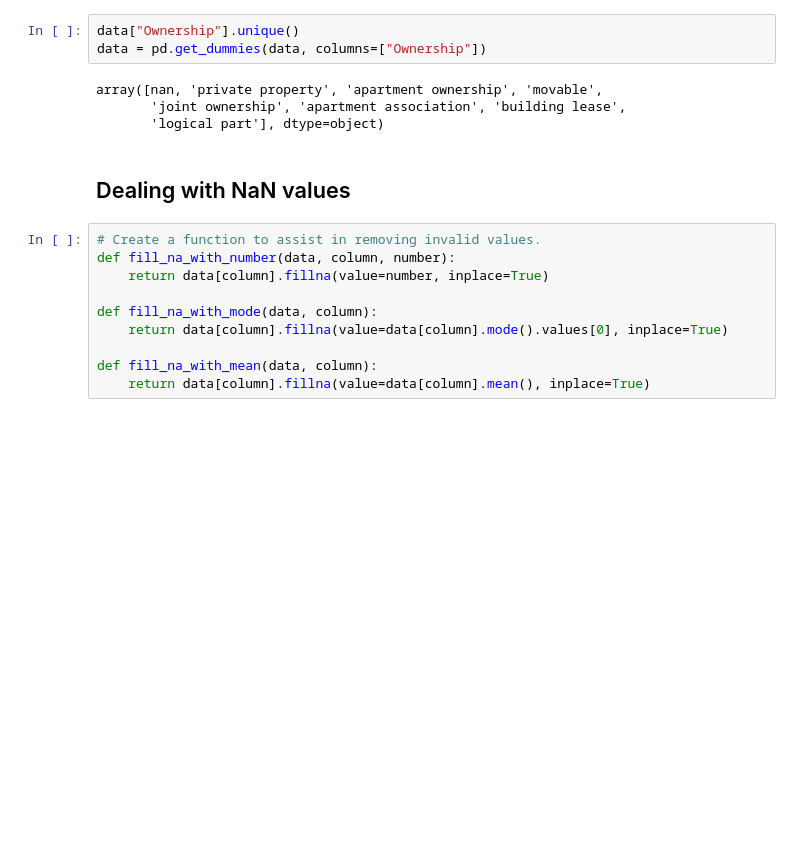
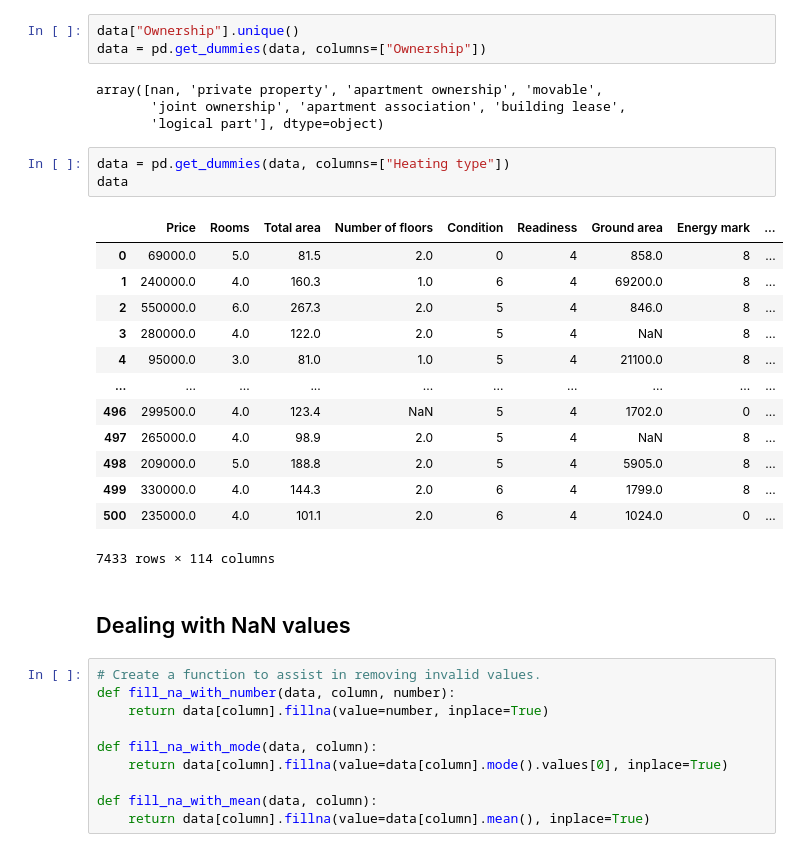
Before and after one commit to Jyrijoul/real_estate_prediction, a Jupyter notebook: data_analysis.ipynb, the cells around one changed output. Cells and saved outputs as stored; diff of their text form; blank space fills up the shorter version.

```diff
--- a/data_analysis.ipynb
+++ b/data_analysis.ipynb
@@ -659,6 +659,23 @@ data = pd.get_dummies(data, columns=["Ownership"])
 array([nan, 'private property', 'apartment ownership', 'movable',
        'joint ownership', 'apartment association', 'building lease',
        'logical part'], dtype=object)
+# %%
+data = pd.get_dummies(data, columns=["Heating type"])
+data
+# %% [output]
+|  | Price | Rooms | Total area | Number of floors | Condition | Readiness | Ground area | Energy mark | ... |
+| 0 | 69000.0 | 5.0 | 81.5 | 2.0 | 0 | 4 | 858.0 | 8 | ... |
+| 1 | 240000.0 | 4.0 | 160.3 | 1.0 | 6 | 4 | 69200.0 | 8 | ... |
+| 2 | 550000.0 | 6.0 | 267.3 | 2.0 | 5 | 4 | 846.0 | 8 | ... |
+| 3 | 280000.0 | 4.0 | 122.0 | 2.0 | 5 | 4 | NaN | 8 | ... |
+| 4 | 95000.0 | 3.0 | 81.0 | 1.0 | 5 | 4 | 21100.0 | 8 | ... |
+| ... | ... | ... | ... | ... | ... | ... | ... | ... | ... |
+| 496 | 299500.0 | 4.0 | 123.4 | NaN | 5 | 4 | 1702.0 | 0 | ... |
+| 497 | 265000.0 | 4.0 | 98.9 | 2.0 | 5 | 4 | NaN | 8 | ... |
+| 498 | 209000.0 | 5.0 | 188.8 | 2.0 | 5 | 4 | 5905.0 | 8 | ... |
+| 499 | 330000.0 | 4.0 | 144.3 | 2.0 | 6 | 4 | 1799.0 | 8 | ... |
+| 500 | 235000.0 | 4.0 | 101.1 | 2.0 | 6 | 4 | 1024.0 | 0 | ... |
+7433 rows × 114 columns
 # %% [markdown]
 ## Dealing with NaN values
 # %%
```
Also changed, not shown: parts of 9 cells of this notebook, 1 other file.
